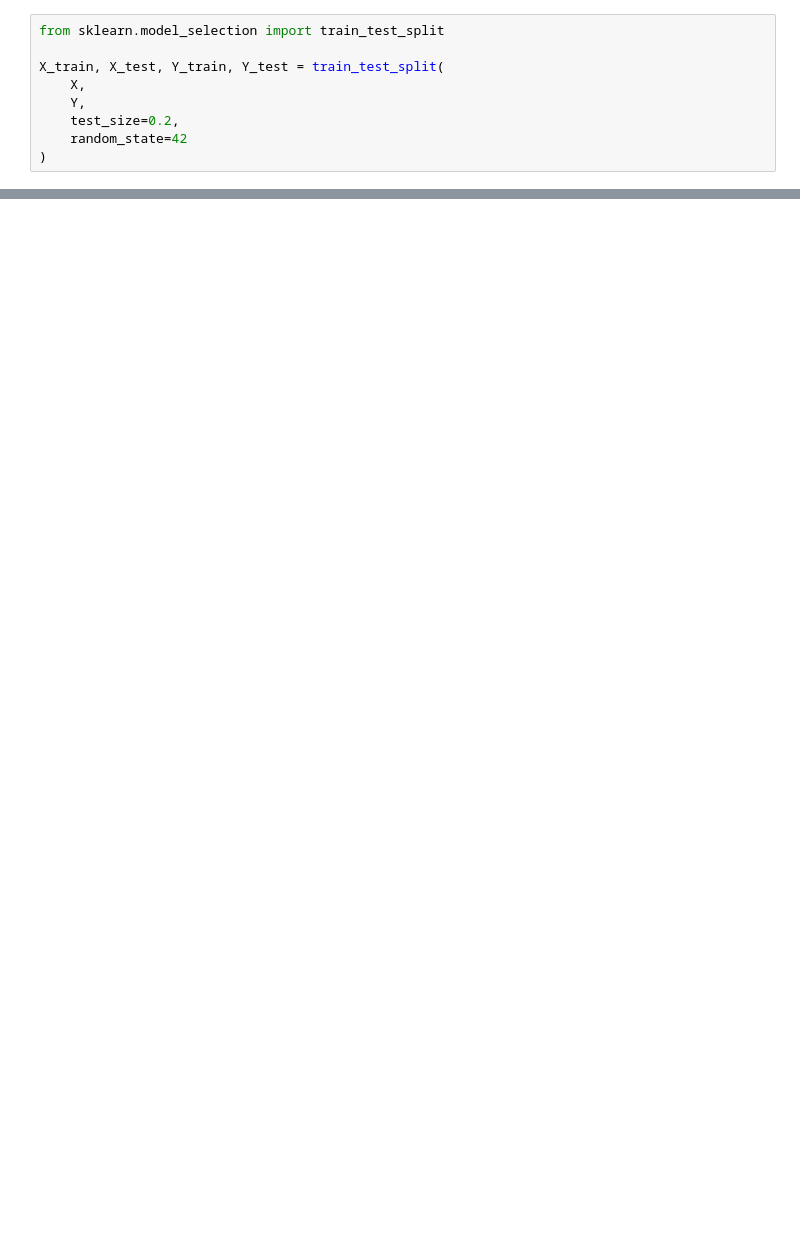
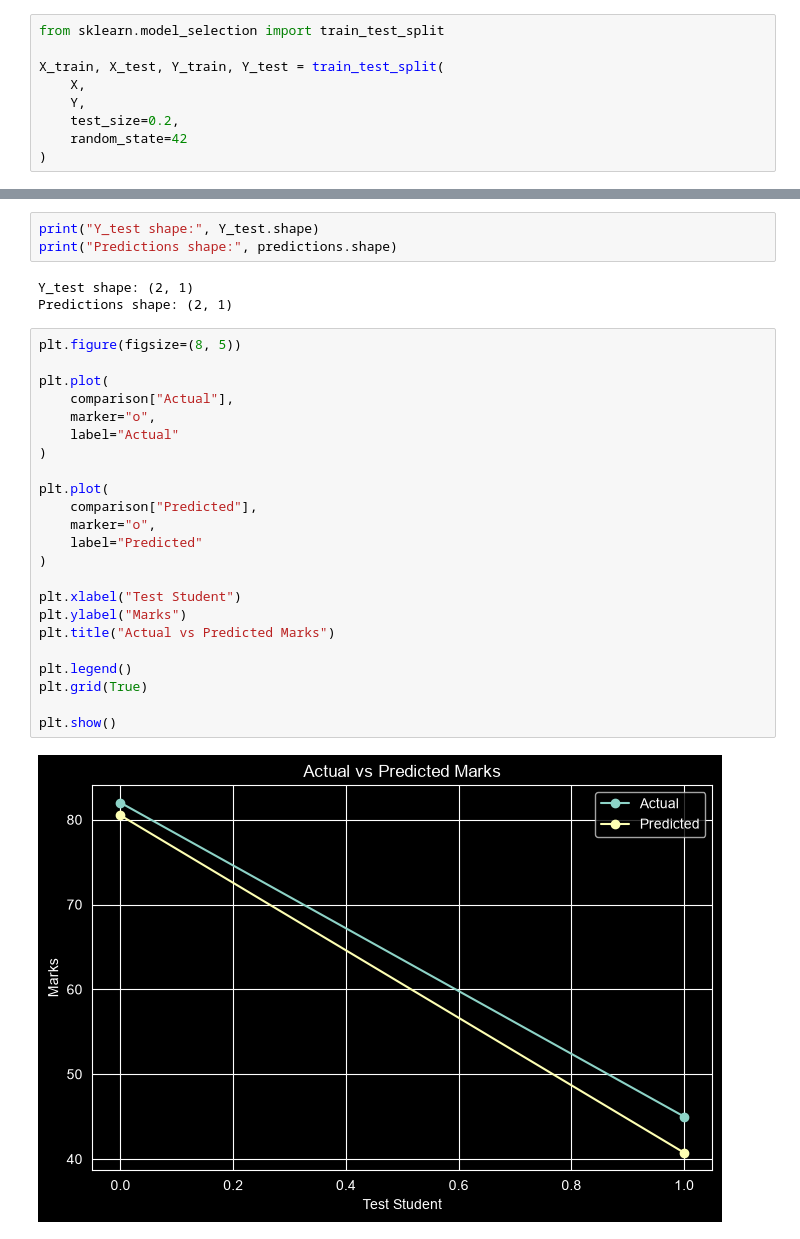
Before and after one commit to MUHAMMADZARYABKHAN-21/new.py, a Jupyter notebook: SCIKIT/LESSON1.ipynb, the cells around one changed output, grey strips where cells are left out. Cells and saved outputs as stored; diff of their text form; blank space fills up the shorter version.

```diff
--- a/SCIKIT/LESSON1.ipynb
+++ b/SCIKIT/LESSON1.ipynb
@@ -617,0 +686,31 @@ DATASET:
+# %%
+print("Y_test shape:", Y_test.shape)
+print("Predictions shape:", predictions.shape)
+# %% [output]
+Y_test shape: (2, 1)
+Predictions shape: (2, 1)
+# %%
+plt.figure(figsize=(8, 5))
+
+plt.plot(
+    comparison["Actual"],
+    marker="o",
+    label="Actual"
+)
+
+plt.plot(
+    comparison["Predicted"],
+    marker="o",
+    label="Predicted"
+)
+
+plt.xlabel("Test Student")
+plt.ylabel("Marks")
+plt.title("Actual vs Predicted Marks")
+
+plt.legend()
+plt.grid(True)
+
+plt.show()
+# %% [output]
+[figure, added]
```
Also changed, not shown: parts of 82 cells of this notebook.
